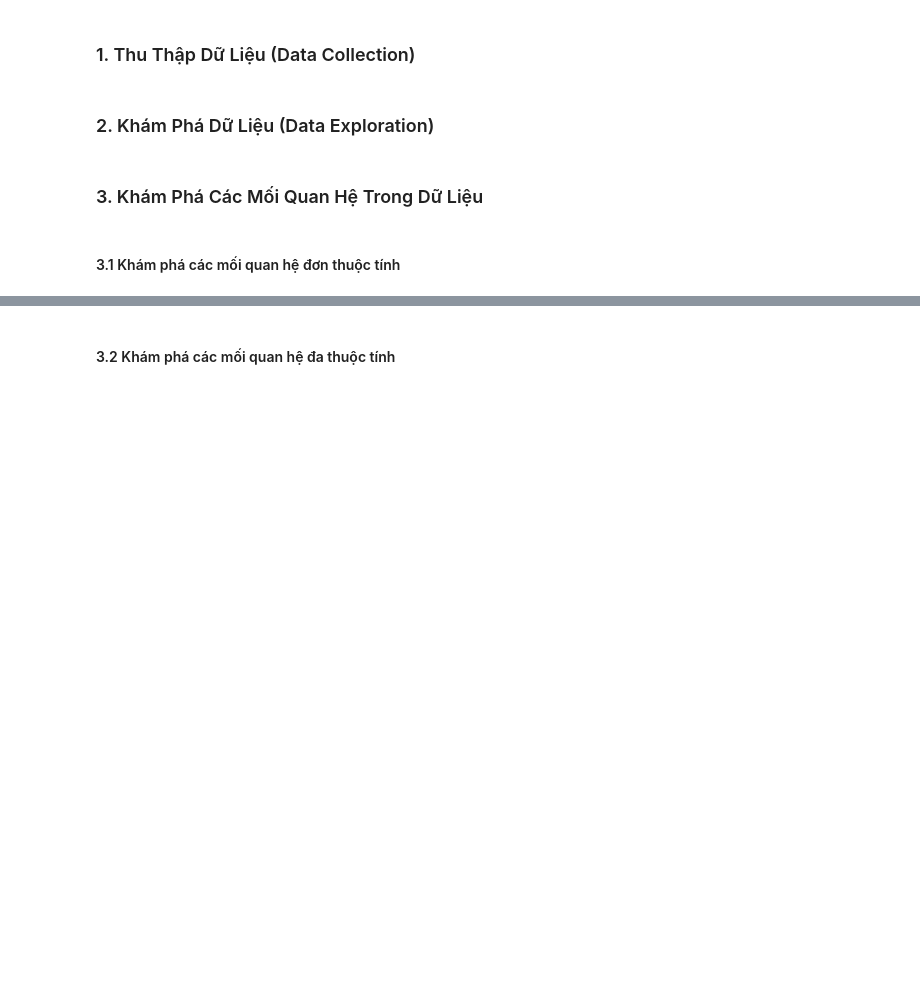
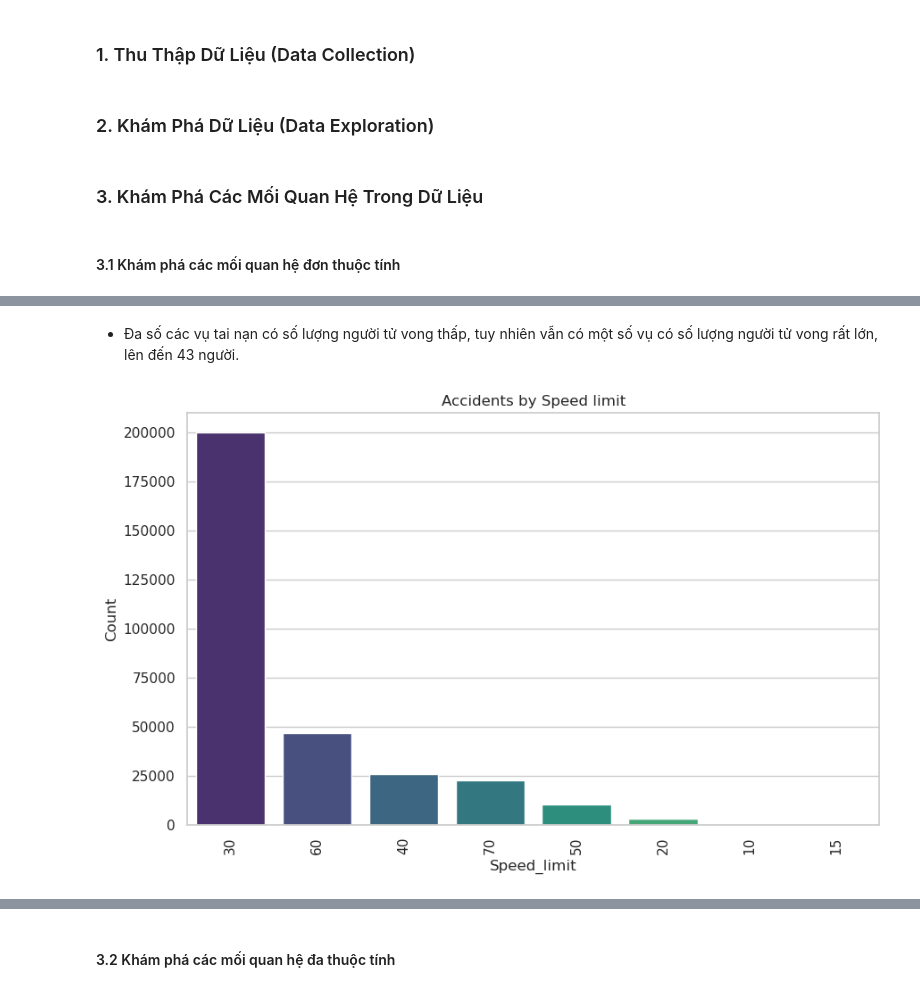
Before and after one commit to Baduc81/Data-Visualization-Lab01, a Jupyter notebook: Visualiztion.ipynb, the cells around one changed output, grey strips where cells are left out. Cells and saved outputs as stored; diff of their text form; code cells hidden in the pictures; blank space fills up the shorter version.

```diff
--- a/Visualiztion.ipynb
+++ b/Visualiztion.ipynb
@@ -20,0 +116,7 @@ df = pd.read_csv('Data/Road Accident Data.csv')
+# %% [markdown]
+- Đa số các vụ tai nạn có số lượng người tử vong thấp, tuy nhiên vẫn có một số vụ có số lượng người tử vong rất lớn, lên đến 43 người.
+# %%
+# Speed limit
+plot_bar("Speed_limit", "Accidents by Speed limit", "Speed_limit", "Count")
+# %% [output]
+[figure, added]
```
Also changed, not shown: parts of 26 cells of this notebook.
